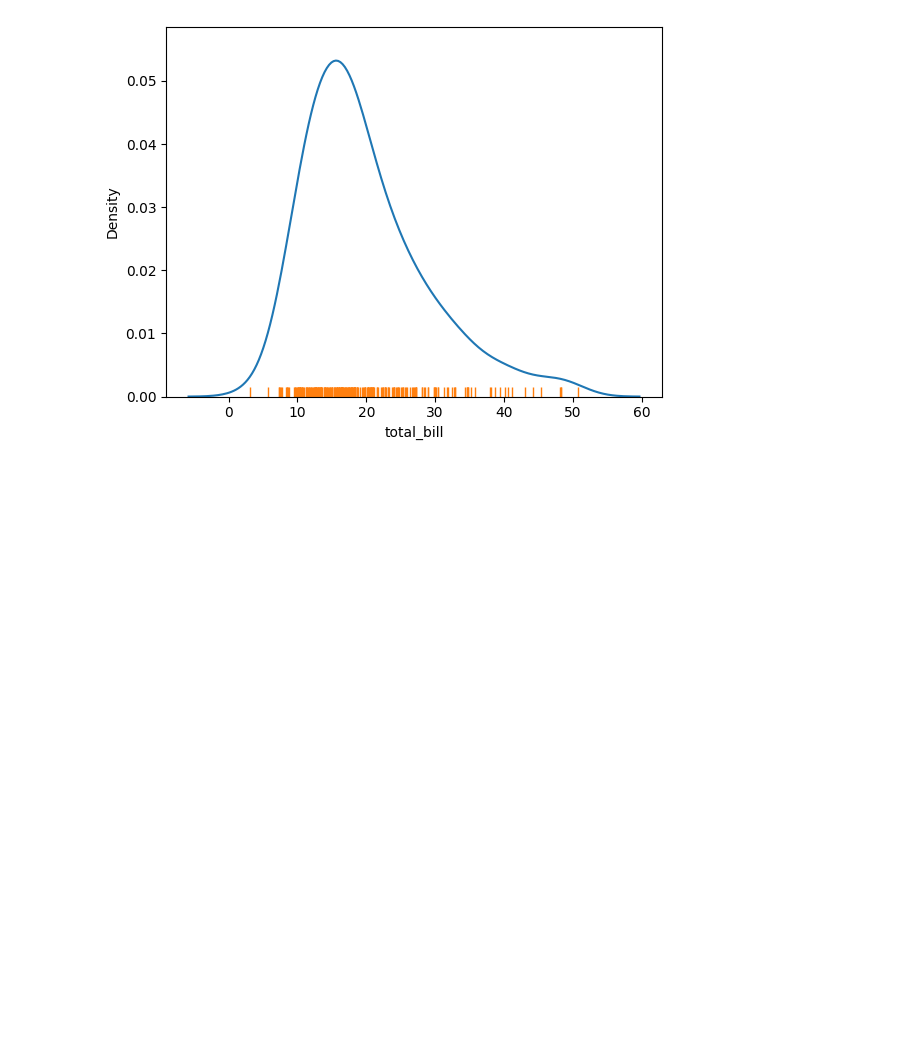
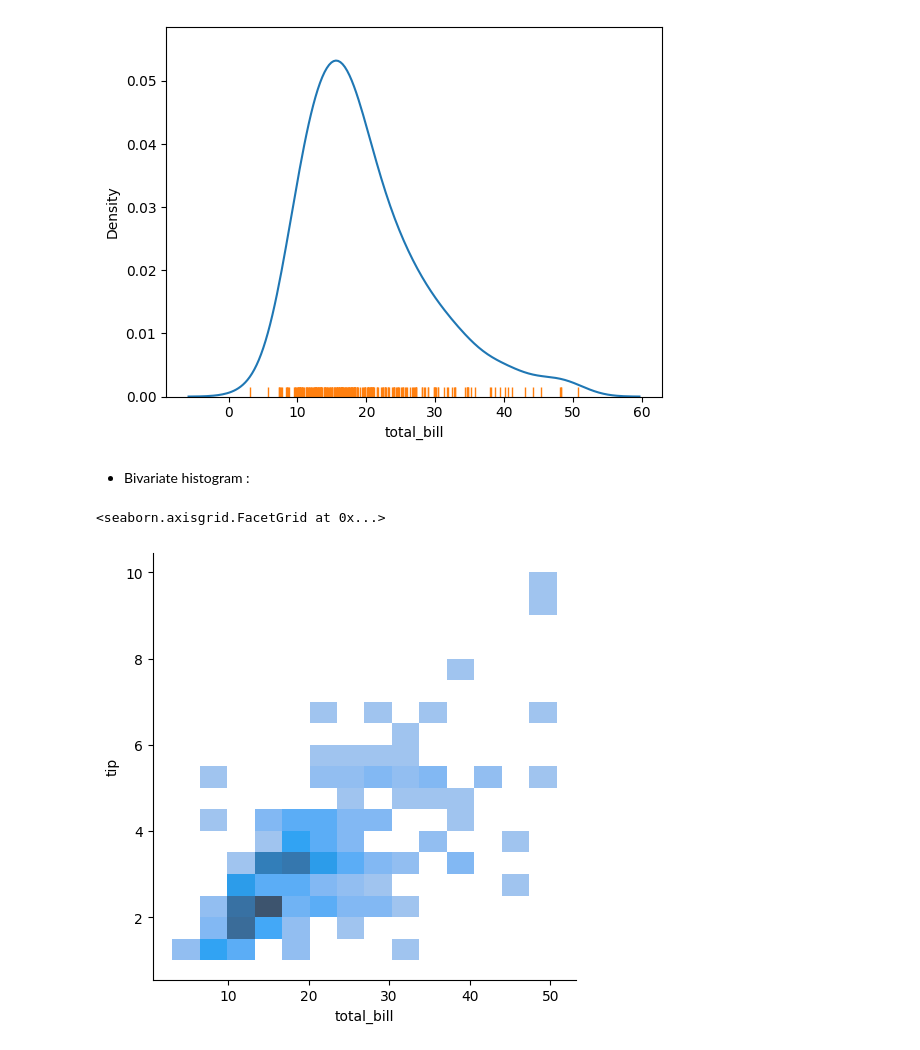
Before and after one commit to JARVIS20240/Python_pandas_for_DS-ML, a Jupyter notebook: Ch-9_Seaborn/01_Bais.ipynb, the cells around one changed output. Drawn from its saved outputs; the diff is of its cells as text; code cells hidden in the pictures; blank space fills up the shorter version.

```diff
--- a/Ch-9_Seaborn/01_Bais.ipynb
+++ b/Ch-9_Seaborn/01_Bais.ipynb
@@ -242,3 +242,12 @@ sns.rugplot(data=tips, x="total_bill")
 # %% [output]
 <Axes: xlabel='total_bill', ylabel='Density'>
 [figure]
+# %% [markdown]
+- Bivariate histogram :
+# %%
+# Bivariate Histplot
+sns.displot(data=tips, x="total_bill", y="tip", kind="hist")
+# darker shade in Plot hase both Data match or More data in that part
+# %% [output]
+<seaborn.axisgrid.FacetGrid at 0x...>
+[figure, added]
```
Also changed, not shown: parts of 1 cell of this notebook.
